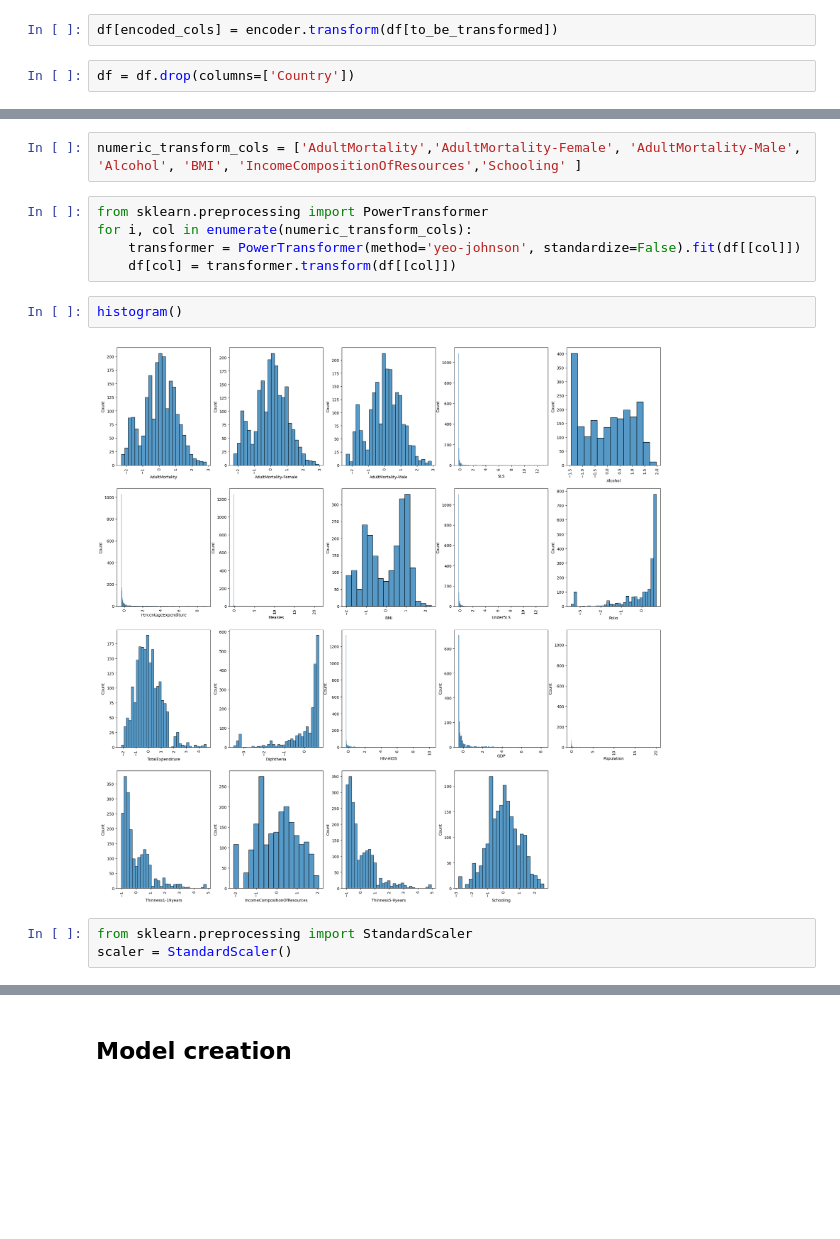
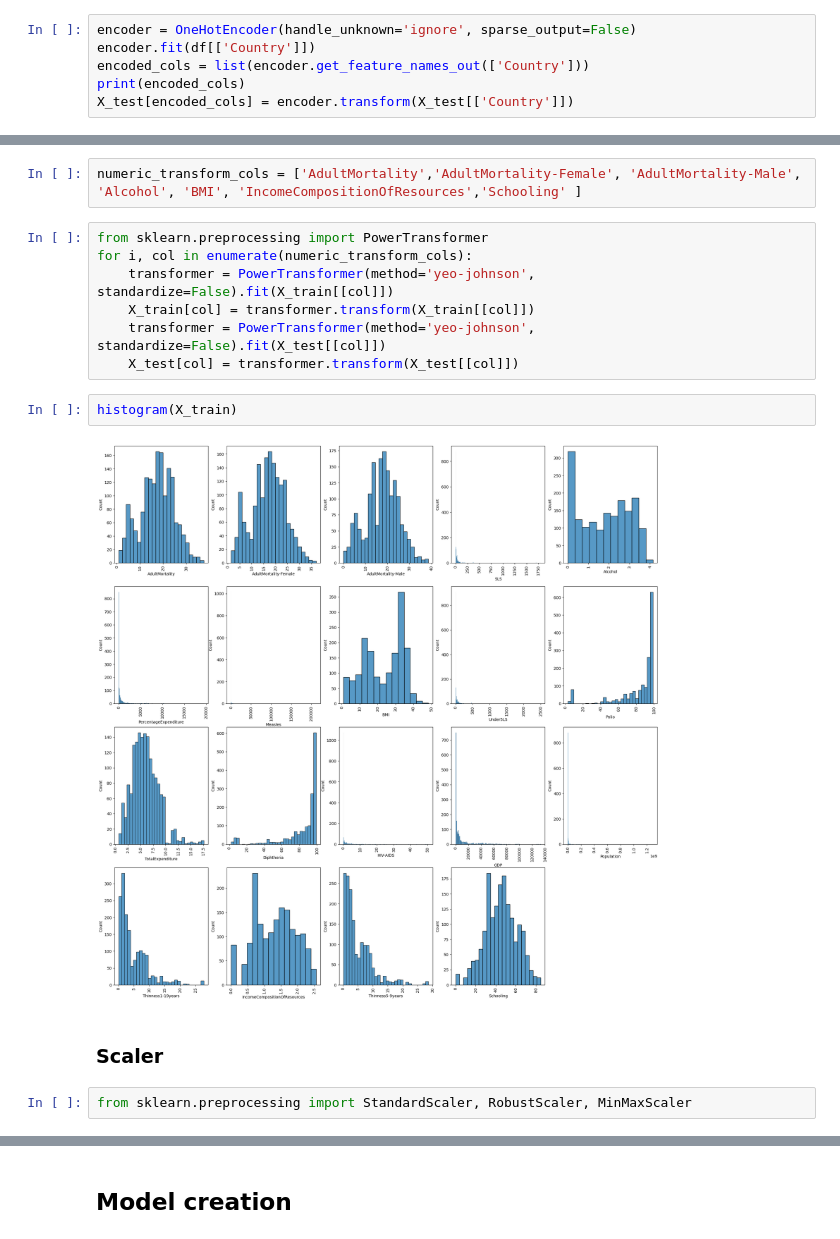
Before and after one commit to quangrmit/MLAs1, a Jupyter notebook: test.ipynb, the cells around one changed output, grey strips where cells are left out. Saved outputs shown, nothing was run; the diff lists cells and outputs as text; blank space fills up the shorter version.

Commit message:
try some methods for model

```diff
--- a/test.ipynb
+++ b/test.ipynb
@@ -105,4 +210,6 @@ print(encoded_cols)
-# %%
-df[encoded_cols] = encoder.transform(df[to_be_transformed])
-# %%
-df = df.drop(columns=['Country'])
+# %%
+encoder = OneHotEncoder(handle_unknown='ignore', sparse_output=False)
+encoder.fit(df[['Country']])
+encoded_cols = list(encoder.get_feature_names_out(['Country']))
+print(encoded_cols)
+X_test[encoded_cols] = encoder.transform(X_test[['Country']])
@@ -113,12 +222,15 @@ numeric_transform_cols = ['AdultMortality','AdultMortality-Female', 'AdultMortal
 # %%
 from sklearn.preprocessing import PowerTransformer
 for i, col in enumerate(numeric_transform_cols):
-    transformer = PowerTransformer(method='yeo-johnson', standardize=False).fit(df[[col]])
-    df[col] = transformer.transform(df[[col]])
+    transformer = PowerTransformer(method='yeo-johnson', standardize=False).fit(X_train[[col]])
+    X_train[col] = transformer.transform(X_train[[col]])
+    transformer = PowerTransformer(method='yeo-johnson', standardize=False).fit(X_test[[col]])
+    X_test[col] = transformer.transform(X_test[[col]])
 # %%
-histogram()
+histogram(X_train)
 # %% [output]
-[figure, old version]
+[figure, new version]
+# %% [markdown]
+### Scaler
 # %%
-from sklearn.preprocessing import StandardScaler
-scaler = StandardScaler()
+from sklearn.preprocessing import StandardScaler, RobustScaler, MinMaxScaler
```
Also changed, not shown: parts of 31 cells of this notebook, 5 other files.
